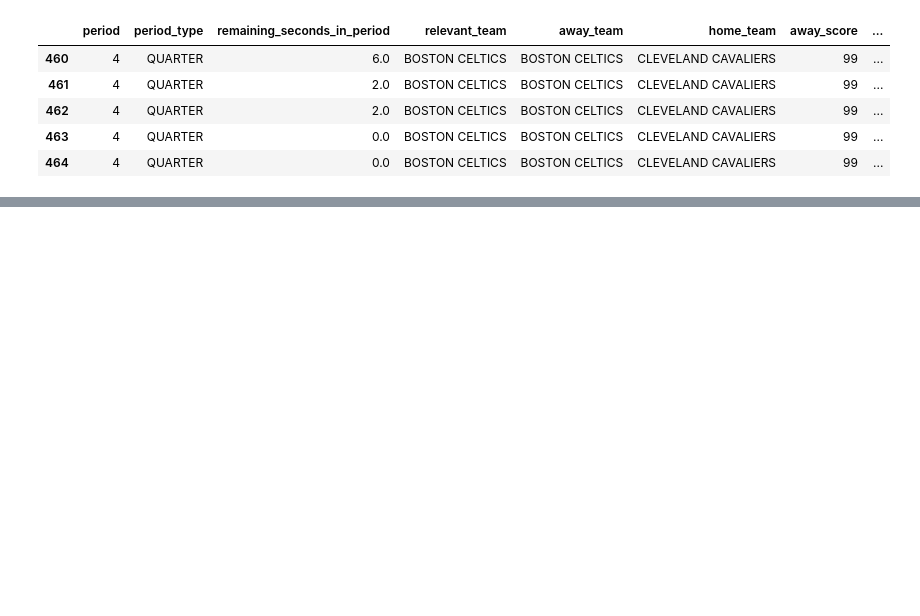
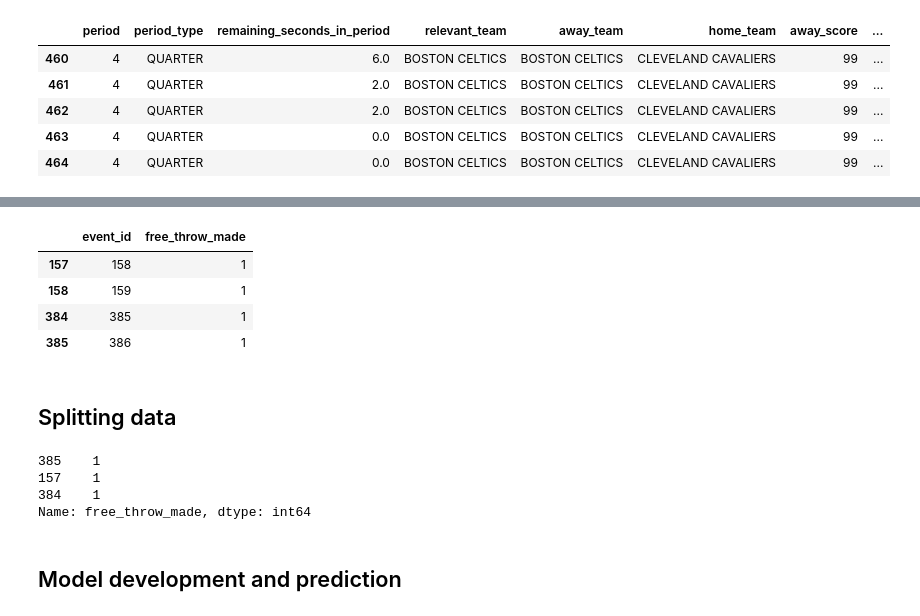
Before and after one commit to aychid/free-throw-predictor, a Jupyter notebook: LBJ_ft_scraper.ipynb, the cells around one changed output, grey strips where cells are left out. Saved outputs shown, nothing was run; the diff lists cells and outputs as text; code cells hidden in the pictures; blank space fills up the shorter version.

Commit message:
feat: add simple logistic regression ml model and markdown formatting

```diff
--- a/LBJ_ft_scraper.ipynb
+++ b/LBJ_ft_scraper.ipynb
@@ -251,0 +312,10 @@ joined_df[joined_df["description"].str.contains("L. James") & joined_df["descrip
+# %%
+y
+# %% [output]
+|  | event_id | free_throw_made |
+| 157 | 158 | 1 |
+| 158 | 159 | 1 |
+| 384 | 385 | 1 |
+| 385 | 386 | 1 |
+# %% [markdown]
+## Splitting data
@@ -251,0 +326,9 @@ joined_df[joined_df["description"].str.contains("L. James") & joined_df["descrip
+# %%
+y_train
+# %% [output]
+385    1
+157    1
+384    1
+Name: free_throw_made, dtype: int64
+# %% [markdown]
+## Model development and prediction
```
Also changed, not shown: parts of 29 cells of this notebook.
